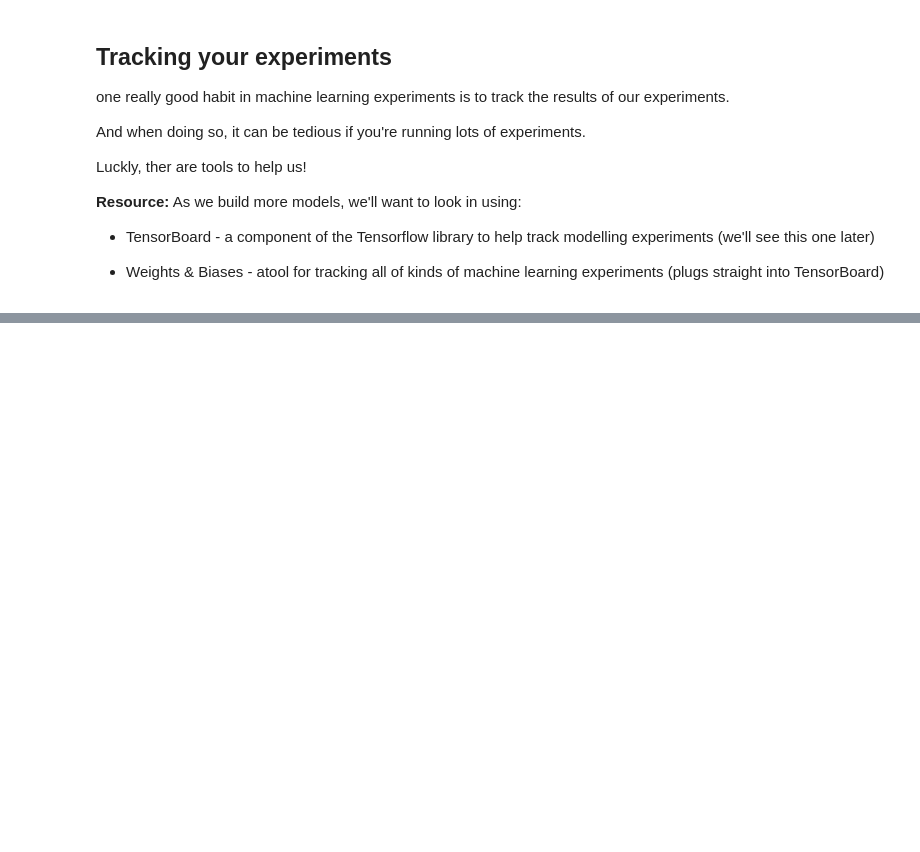
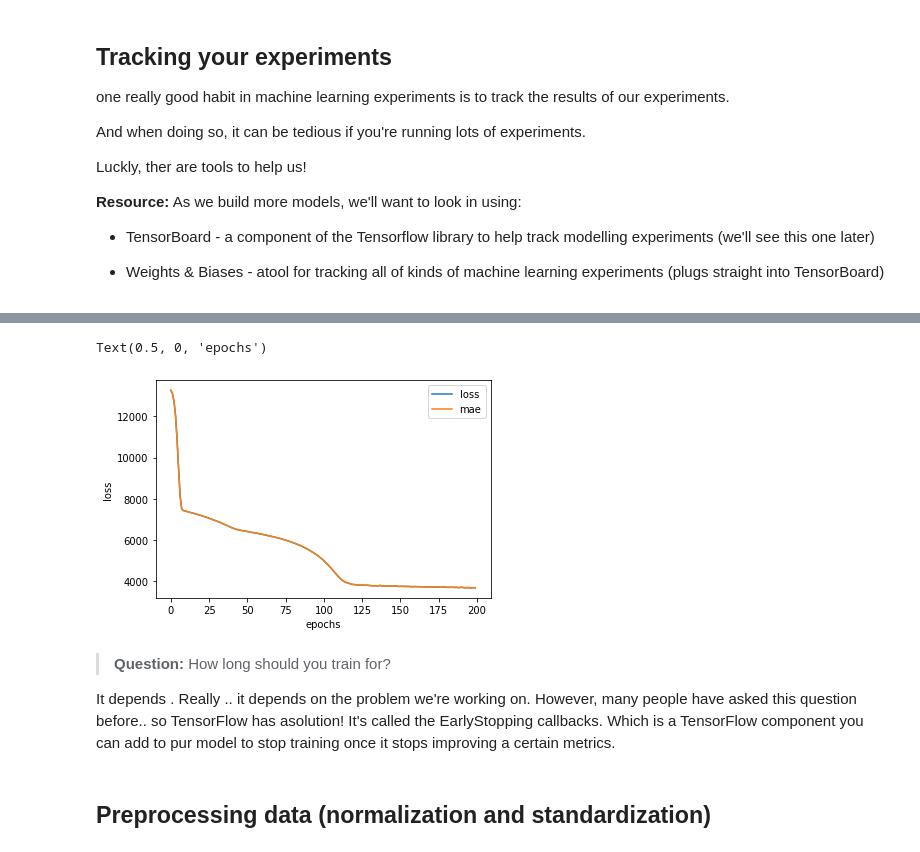
Before and after one commit to vortexash/Tensorflow-Developer, a Jupyter notebook: 01_neural_network_regression_with_tensorflow.ipynb, the cells around one changed output, grey strips where cells are left out. Saved outputs shown, nothing was run; the diff lists cells and outputs as text; code cells hidden in the pictures; blank space fills up the shorter version.

```diff
--- a/01_neural_network_regression_with_tensorflow.ipynb
+++ b/01_neural_network_regression_with_tensorflow.ipynb
@@ -702,0 +876,5 @@ Luckly, ther are tools to help us!
+# %%
+from sklearn.model_selection import train_test_split
+
+X_train,X_test,y_train,y_test = train_test_split(X, y, test_size = 0.20, random_state=42)
+len(X), len(X_train), len(X_test)
@@ -702,0 +935,17 @@ Luckly, ther are tools to help us!
+# %%
+# Build aneural network (sort of like model_2 above)
+tf.random.set_seed(42)
+
+# Create model
+insurance_model_2 = tf.keras.Sequential([
+   tf.keras.layers.Dense(100),
+   tf.keras.layers.Dense(10),
+   tf.keras.layers.Dense(1)
+])
+
+# 2. Compile the model
+insurance_model_2.compile(loss=tf.keras.losses.mae,
+                        optimizer=tf.keras.optimizers.Adam(),
+                        metrics=["mae"])
+# 3. Fit the model
+insurance_model_2.fit(X_train,y_train,epochs=100, verbose=0)
@@ -702,0 +965,17 @@ Luckly, ther are tools to help us!
+# %%
+# Build aneural network (sort of like model_2 above)
+tf.random.set_seed(42)
+
+# Create model
+insurance_model_3 = tf.keras.Sequential([
+   tf.keras.layers.Dense(100),
+   tf.keras.layers.Dense(10),
+   tf.keras.layers.Dense(1)
+])
+
+# 2. Compile the model
+insurance_model_3.compile(loss=tf.keras.losses.mae,
+                        optimizer=tf.keras.optimizers.Adam(),
+                        metrics=["mae"])
+# 3. Fit the model
+history = insurance_model_3.fit(X_train,y_train,epochs=200, verbose=0)
@@ -702,0 +988,15 @@ Luckly, ther are tools to help us!
+# %%
+# Plot history (also knows as aloss curve or a training curve)
+pd.DataFrame(history.history).plot()
+plt.ylabel("loss")
+plt.xlabel("epochs")
+# %% [output]
+Text(0.5, 0, 'epochs')
+[figure, added]
+# %% [markdown]
+> **Question:** How long should you train for?
+
+It depends . Really .. it depends on the problem we're working on. However, many people have asked this question before.. so TensorFlow has asolution! It's called the EarlyStopping callbacks.
+Which is a TensorFlow component you can add to pur model to stop training once it stops improving a certain metrics.
+# %% [markdown]
+## Preprocessing data (normalization and standardization)
```
Also changed, not shown: parts of 39 cells of this notebook.
